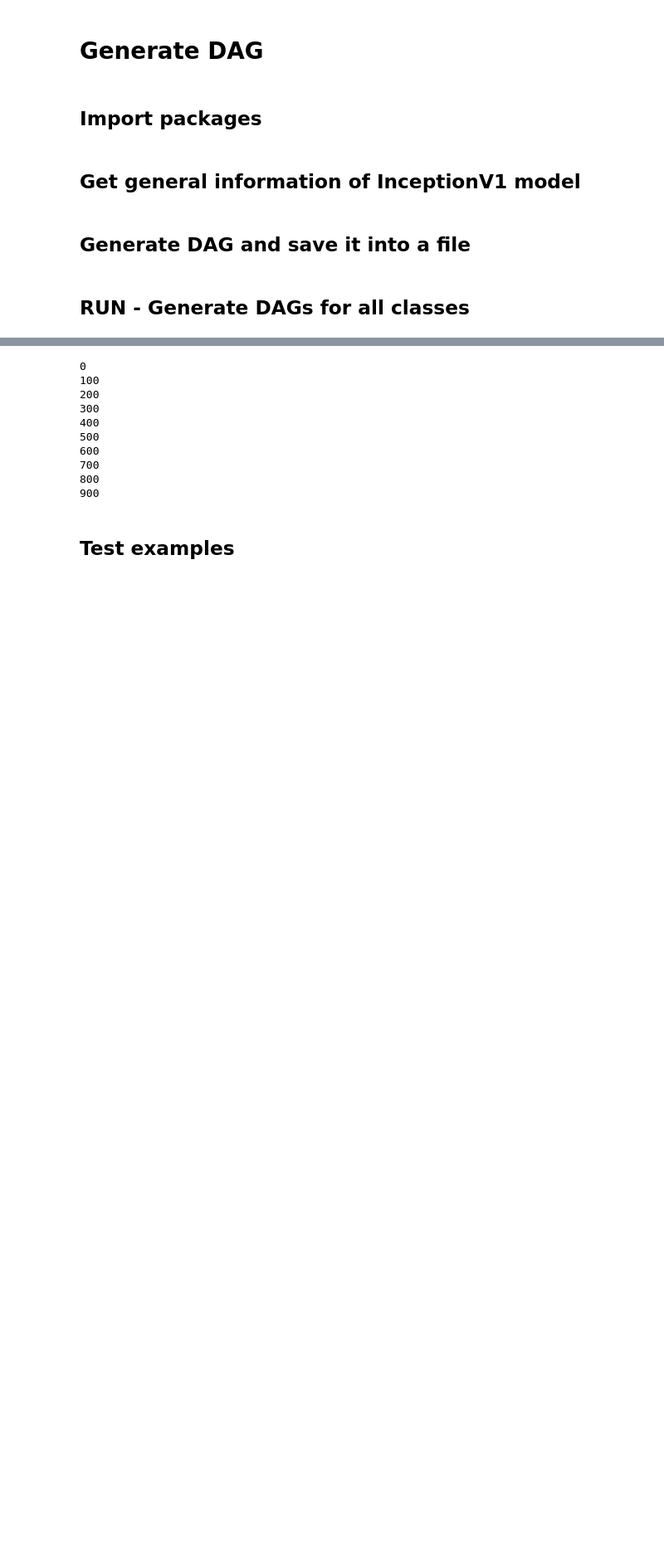
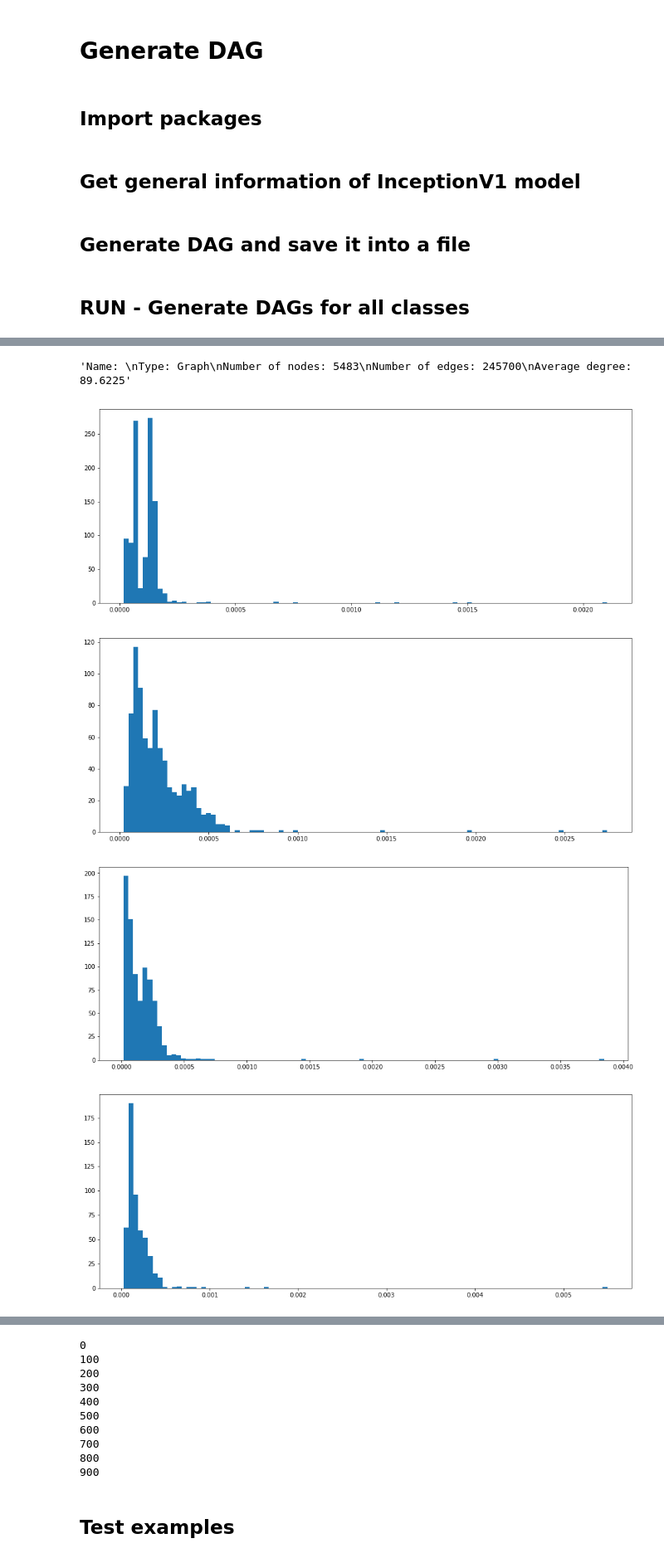
Before and after one commit to fredhohman/summit-notebooks, a Jupyter notebook: dag-pagerank.ipynb, the cells around one changed output, grey strips where cells are left out. Shown at 83% size. Saved outputs shown, nothing was run; the diff lists cells and outputs as text; code cells hidden in the pictures; blank space fills up the shorter version.

Commit message:
init pagerank on whole class dag Co-authored-by: fredhohman <fred.hohman@gmail.com> Co-authored-by: haekyu <hkpark627@gmail.com>

```diff
--- a/dag-pagerank.ipynb
+++ b/dag-pagerank.ipynb
@@ -290,0 +299,27 @@ Is_class['mixed5b']
+# %%
+G = nx.Graph()
+
+for layer_idx, layer in enumerate(mixed_layers[::-1]):
+    if layer == 'mixed3a':
+        pass
+    else:
+        for i, channel in enumerate(Is_class[layer]):
+            src = layer + '-' + str(i)
+            for prev_channel in channel:
+                tgt =  mixed_layers[::-1][layer_idx+1] + '-' + str(prev_channel)
+                G.add_edge(src, tgt)
+# %%
+nx.info(G)
+# %% [output]
+'Name: \nType: Graph\nNumber of nodes: 5483\nNumber of edges: 245700\nAverage degree:  89.6225'
+# %%
+personalization = {node: 1 for node in list(G.nodes)}
+
+for layer in mixed_layers[::-1]:
+    M = np.loadtxt(M_mat_dirpath + 'M-' + layer + '.csv', delimiter=',', dtype=int)
+    for channel in range(M.shape[-1]):
+        node = layer + '-' + str(channel)
+        if node in personalization:
+            personalization[layer + '-' + str(channel)] = M[pred_class][channel]
+# %%
+pagerank = nx.pagerank(G, personalization=personalization)
@@ -290,0 +328,18 @@ Is_class['mixed5b']
+# %%
+pageranks_per_layer = {}
+for layer in mixed_layers[::-1]:
+    pageranks_per_layer[layer] = []
+
+for node in pagerank:
+    layer = node.split('-')[0]
+    pageranks_per_layer[layer].append(pagerank[node])
+# %%
+for layer in mixed_layers[::-1]:
+    plt.figure(figsize=(16,6))
+    plt.hist(pageranks_per_layer[layer], bins=100)
+    plt.show()
+# %% [output]
+[figure, added]
+[figure, added]
+[figure, added]
+[figure, added]
```
Also changed, not shown: parts of 9 cells of this notebook.
